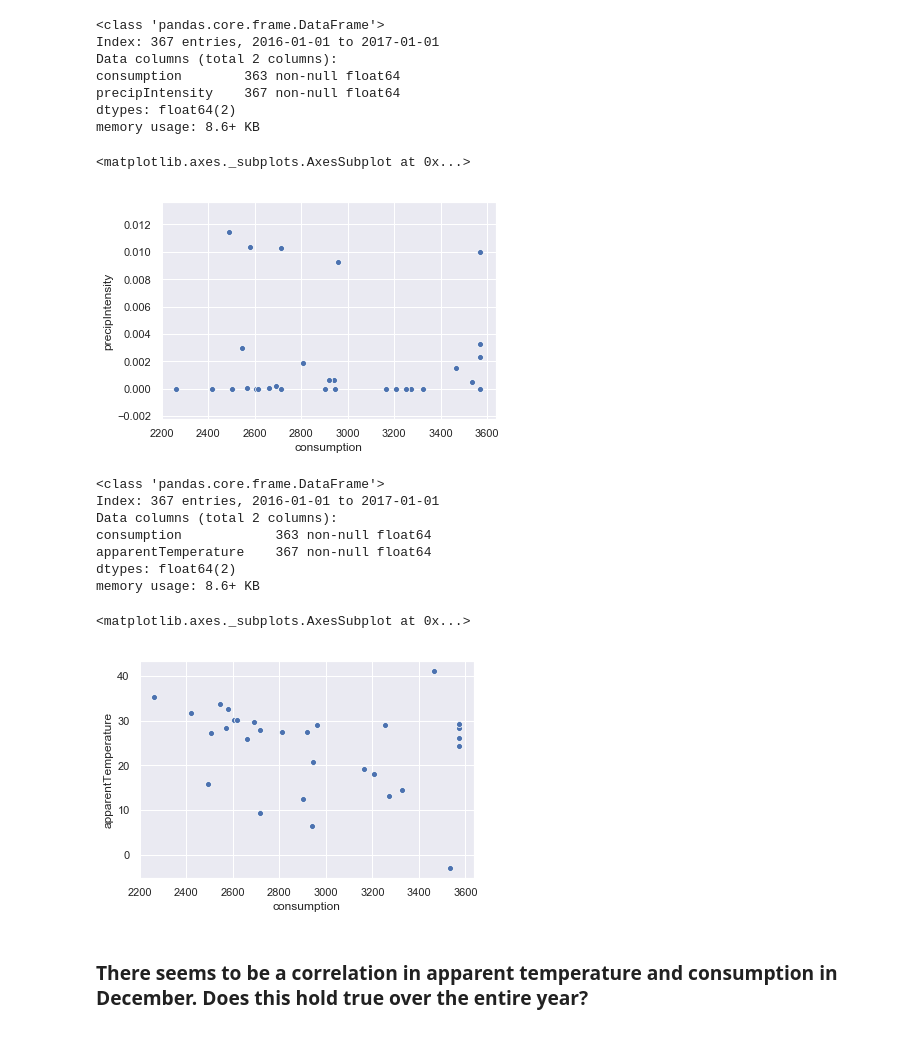
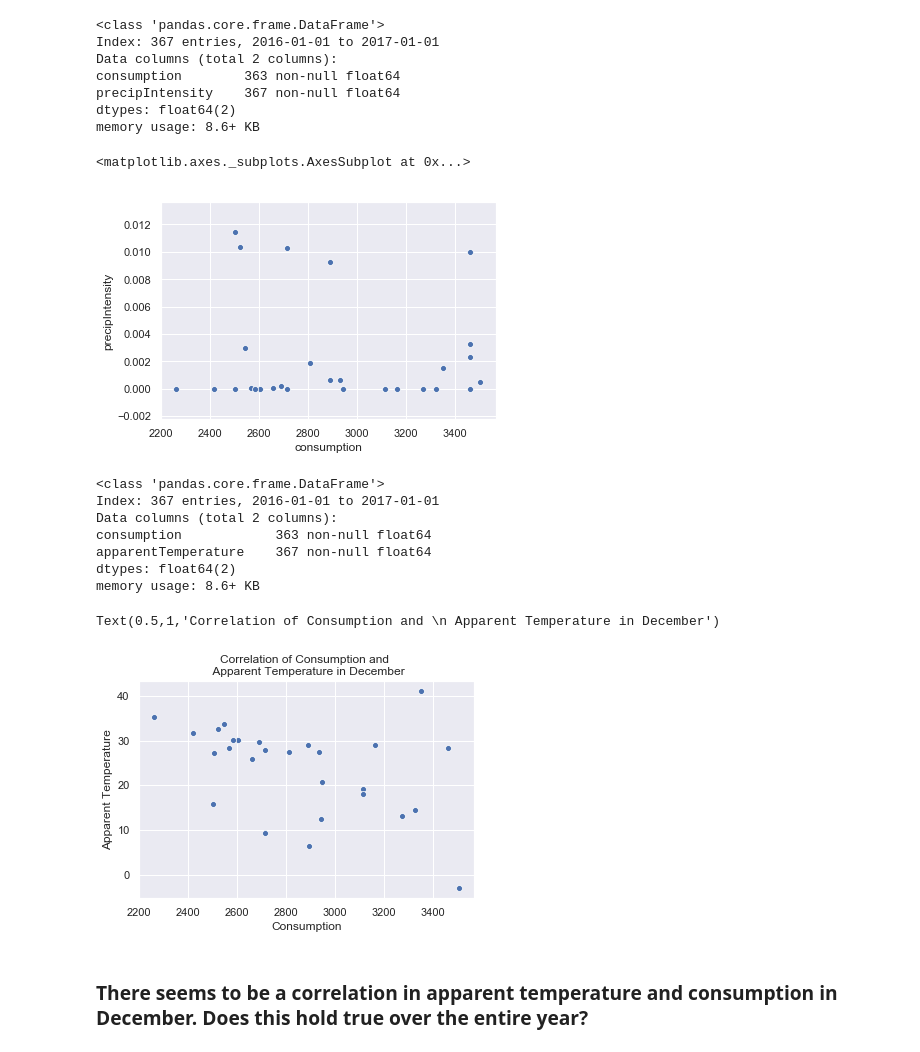
Before and after one commit to LSheneman/apartment_energy, a Jupyter notebook: iPython/Meter_data.ipynb, the cells around one changed output. Drawn from its saved outputs; the diff is of its cells as text; code cells hidden in the pictures.

```diff
--- a/iPython/Meter_data.ipynb
+++ b/iPython/Meter_data.ipynb
@@ -29,6 +30,11 @@ for apt in range(len(list_16)):
 
     all_data_2016_by_day = pd.concat([all_data_2016_by_day, daily_sum], sort=False)
     all_data_2016_by_month = pd.concat([all_data_2016_by_month, monthly_sum], sort=False)
+
+all_data_2016_by_month.bfill(inplace=True)
+all_data_2016_by_month.ffill(inplace=True)
+all_data_2016_by_day.bfill(inplace=True)
+all_data_2016_by_day.ffill(inplace=True)
 # %% [markdown]
 ### Consumption is the first variable that should be examined.
 # %%
@@ -165,7 +192,7 @@ compare_precipIntensity.ffill(inplace=True)
 sns.scatterplot(x="consumption", y="precipIntensity", data=compare_precipIntensity[-31:-1])
 # %% [output]
 <matplotlib.axes._subplots.AxesSubplot at 0x...>
-[figure, old version]
+[figure, new version]
 # %%
 apparentTemperature_mean = weather[['apparentTemperature', 'day']]
 apparentTemperature_mean = apparentTemperature_mean.groupby('day').agg('mean')
@@ -186,10 +213,14 @@ memory usage: 8.6+ KB
 compare_apparentTemperature.bfill(inplace=True)
 compare_apparentTemperature.ffill(inplace=True)
 # %%
-sns.scatterplot(x="consumption", y="apparentTemperature", data=compare_apparentTemperature[-31:-1])
+sns.scatterplot(x="consumption", y="apparentTemperature", data=compare_apparentTemperature[-31:-4])
+
+plt.xlabel('Consumption')
+plt.ylabel('Apparent Temperature')
+plt.title('Correlation of Consumption and \n Apparent Temperature in December')
 # %% [output]
-<matplotlib.axes._subplots.AxesSubplot at 0x...>
+Text(0.5,1,'Correlation of Consumption and \n Apparent Temperature in December')
-[figure, old version]
+[figure, new version]
 # %% [markdown]
 ### There seems to be a correlation in apparent temperature and consumption in December. Does this hold true over the entire year?
 # %%
```
Also changed, not shown: parts of 11 cells of this notebook.
